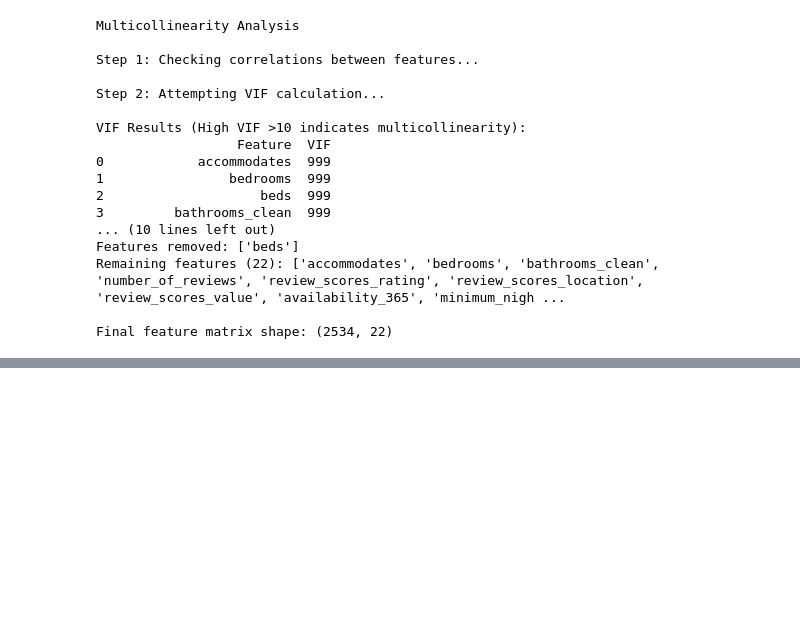
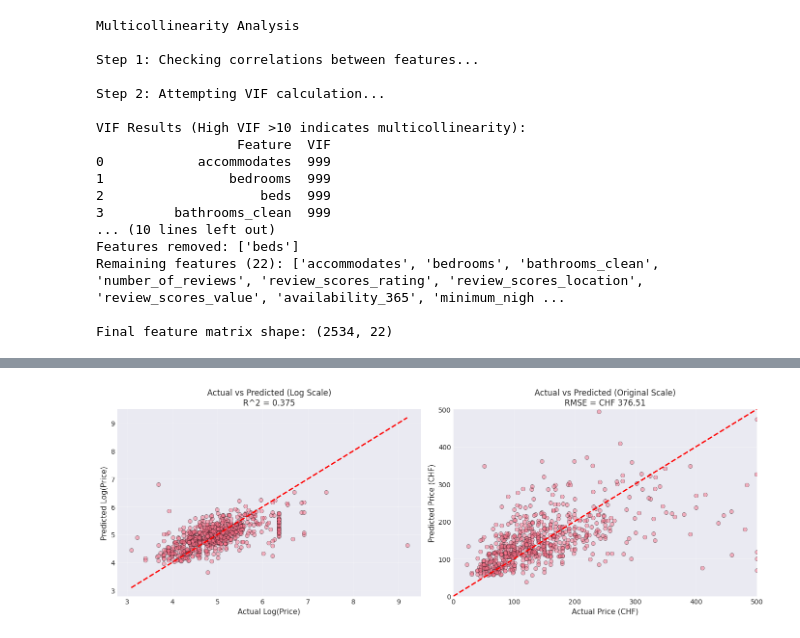
Before and after one commit to samarthya/METAD699-Project, a Jupyter notebook: zurich_airbnb.ipynb, the cells around one changed output, grey strips where cells are left out. Saved outputs shown, nothing was run; the diff lists cells and outputs as text; code cells hidden in the pictures; blank space fills up the shorter version.

Commit message:
Added initial regression with VIF and multicoleanrity analysis.

```diff
--- a/zurich_airbnb.ipynb
+++ b/zurich_airbnb.ipynb
@@ -1161,0 +1247,27 @@ Final feature matrix shape: (2534, 22)
+# %%
+# Visualize actual vs predicted
+fig, axes = plt.subplots(1, 2, figsize=(14, 5))
+
+# Plot 1: Log scale
+axes[0].scatter(y_test, y_test_pred, alpha=0.5, edgecolors='k', linewidth=0.5)
+axes[0].plot([y_test.min(), y_test.max()], [y_test.min(), y_test.max()], 'r--', lw=2)
+axes[0].set_xlabel('Actual Log(Price)', fontsize=11)
+axes[0].set_ylabel('Predicted Log(Price)', fontsize=11)
+axes[0].set_title(f'Actual vs Predicted (Log Scale)\nR^2 = {test_r2:.3f}', fontsize=12)
+axes[0].grid(True, alpha=0.3)
+
+# Plot 2: Original scale
+axes[1].scatter(y_test_original, y_test_pred_original, alpha=0.5, edgecolors='k', linewidth=0.5)
+axes[1].plot([0, y_test_original.max()], [0, y_test_original.max()], 'r--', lw=2)
+axes[1].set_xlabel('Actual Price (CHF)', fontsize=11)
+axes[1].set_ylabel('Predicted Price (CHF)', fontsize=11)
+axes[1].set_title(f'Actual vs Predicted (Original Scale)\nRMSE = CHF {test_rmse_original:.2f}', fontsize=12)
+axes[1].grid(True, alpha=0.3)
+axes[1].set_xlim(0, 500)
+axes[1].set_ylim(0, 500)
+
+plt.tight_layout()
+plt.savefig('output/regression_predictions.png', dpi=150, bbox_inches='tight')
+plt.show()
+# %% [output]
+[figure, added]
```
Also changed, not shown: parts of 7 cells of this notebook.
